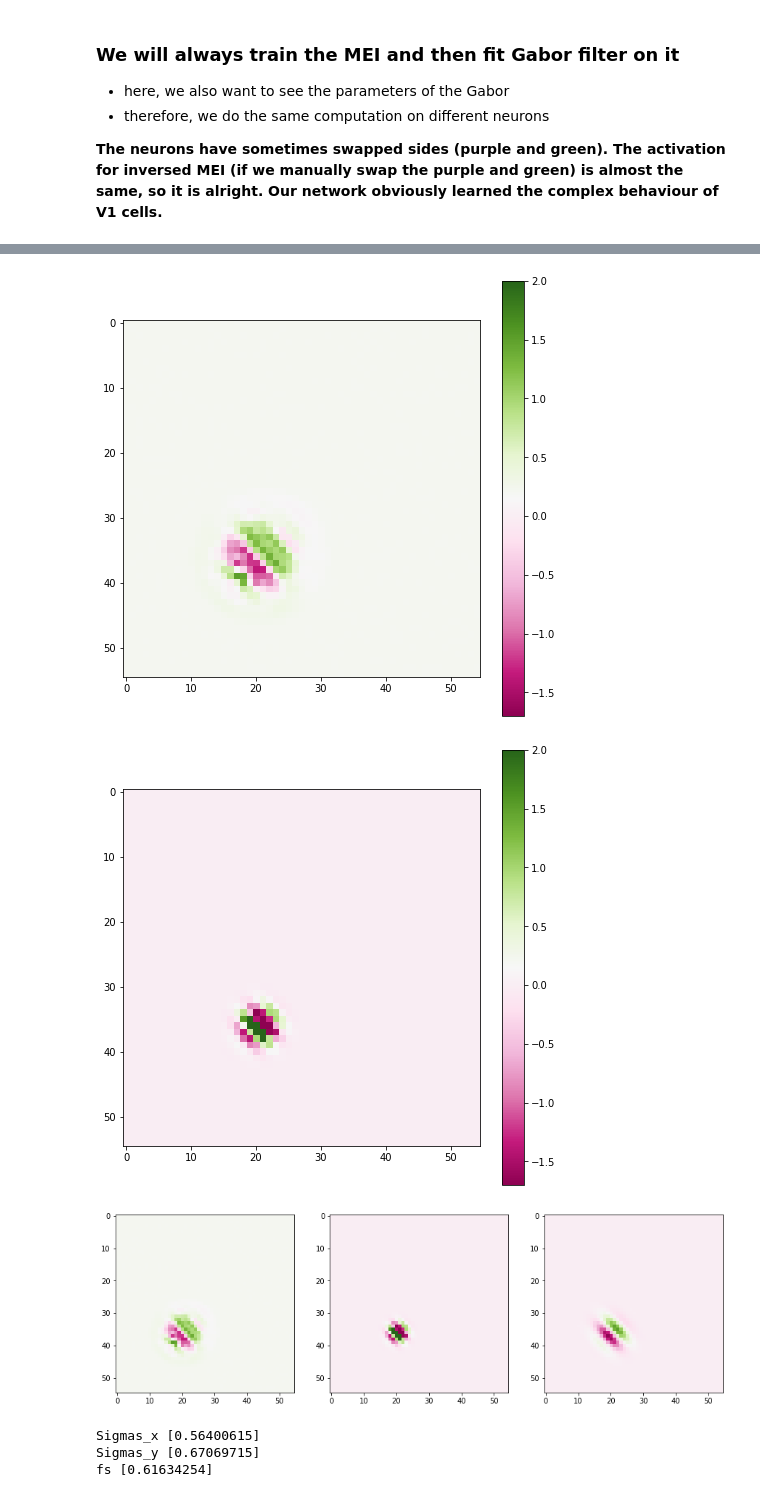
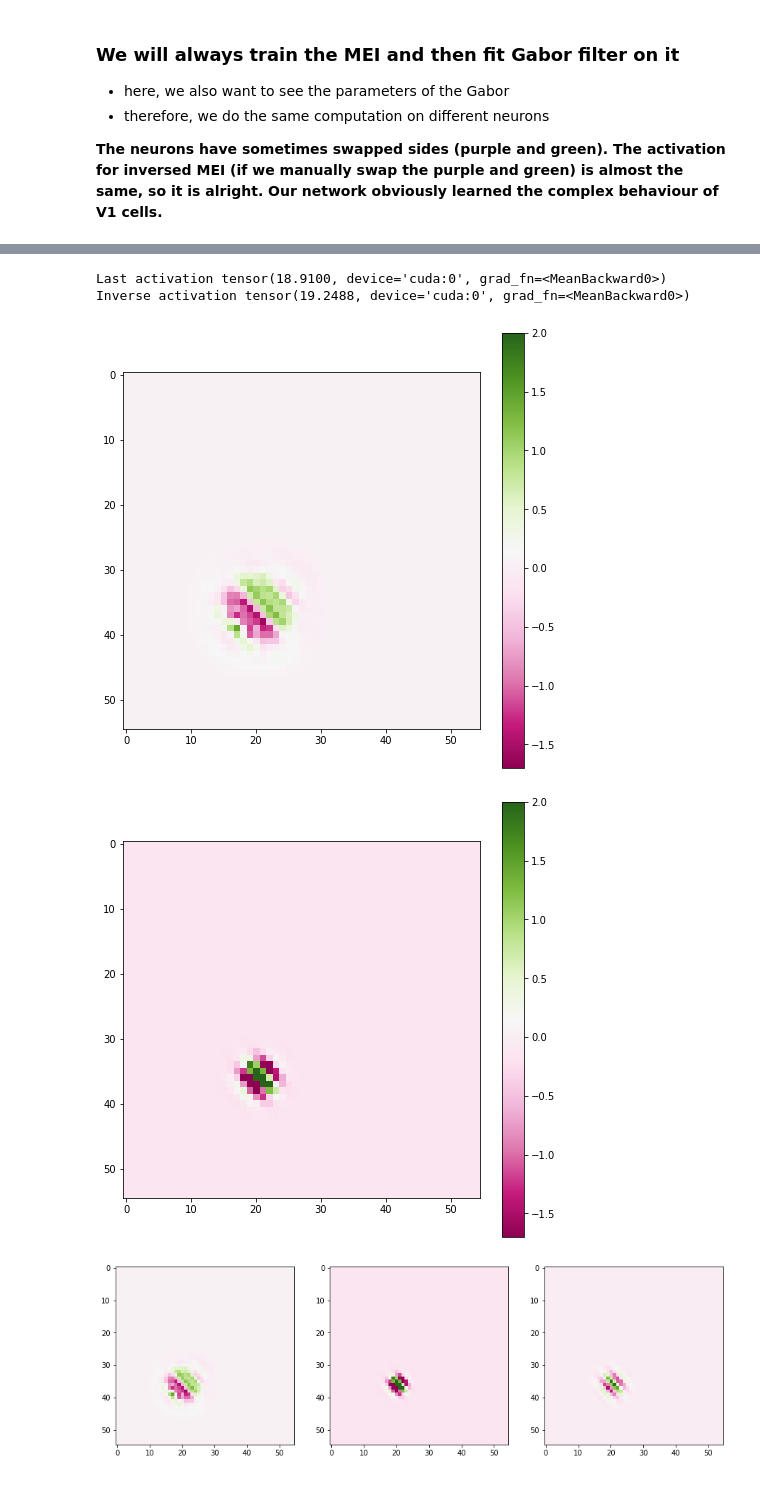
Before and after one commit to mpicek/reCNN_visual_prosthesis, a Jupyter notebook: experiments/MEI.ipynb, the cells around one changed output, grey strips where cells are left out. Saved outputs shown, nothing was run; the diff lists cells and outputs as text; code cells hidden in the pictures.

Commit message:
Fix MEI of EM - increase learning rate

```diff
--- a/experiments/MEI.ipynb
+++ b/experiments/MEI.ipynb
@@ -76,5 +76,5 @@ def plot_img(img, pixel_min, pixel_max):
     plt.show()
 # %%
 bottleneck_model = download_model(artifact_name="reCNN_bottleneck_CyclicGauss3d:v1011", model_class=reCNN_bottleneck_CyclicGauss3d_no_scaling)
-energy_model = download_model(artifact_name="EnergyModel:v486", model_class=EnergyModel)
+energy_model = download_model(artifact_name="EnergyModel:v556", model_class=EnergyModel)
 # %% [output]
@@ -255,7 +239,7 @@ def show_four_images(image1, image2, image3, image4, pixel_min, pixel_max):
 
 **The neurons have sometimes swapped sides (purple and green). The activation for inversed MEI (if we manually swap the purple and green) is almost the same, so it is alright. Our network obviously learned the complex behaviour of V1 cells.**
 # %%
-def train_mei(model, device, neuron, std=0.1, steps=500):
+def train_mei(model, device, neuron, std=0.1, steps=500, lr=0.02):
 
     bar = tqdm(range(steps))
 
@@ -265,7 +249,7 @@ def train_mei(model, device, neuron, std=0.1, steps=500):
 
     im = TrainableImage([55, 55])
 
-    optim = torch.optim.Adam(im.parameters(), lr=0.02)
+    optim = torch.optim.Adam(im.parameters(), lr=lr)
 
     im.to(device=device)
     model.to(device=device)
@@ -323,7 +307,7 @@ sigmas_y_em = []
 
 device = "cuda" if torch.cuda.is_available() else "cpu"
 
-num_neurons_to_test = 2
+num_neurons_to_test = 10
 
 # try different neurons
 for neuron in range(num_neurons_to_test):
@@ -334,9 +318,10 @@ for neuron in range(num_neurons_to_test):
     for std in stds:
         # first, find the MEI
 
-        mei = train_mei(bottleneck_model, device, neuron, std=std)
+        mei = train_mei(bottleneck_model, device, neuron, std=std, lr=0.02)
         meis_bm.append(mei)
-        mei = train_mei(energy_model, device, neuron, std=std)
+        # the energy model needs much much higher learning rate
+        mei = train_mei(energy_model, device, neuron, std=std, lr=1.0)
         meis_em.append(mei)
 
         plot_img(meis_bm[-1], -1.7, 2)
@@ -353,7 +338,7 @@ for neuron in range(num_neurons_to_test):
             dataset_default_ori_shift=90
         )
 
-        gab = train_gabor(g, meis_bm[-1], device)
+        gab = train_gabor(g, meis_em[-1], device)
 
         # bottleneck_model, energy_model, gabor trained on bottleneck_model
 
@@ -380,6 +364,5 @@ Inverse activation tensor(10.2157, device='cuda:0', grad_fn=<MeanBackward0>)
+Last activation tensor(18.9100, device='cuda:0', grad_fn=<MeanBackward0>)
+Inverse activation tensor(19.2488, device='cuda:0', grad_fn=<MeanBackward0>)
-[figure, old version]
+[figure, new version]
-[figure, old version]
+[figure, new version]
-[figure, old version]
+[figure, new version]
-Sigmas_x [0.56400615]
-Sigmas_y [0.67069715]
-fs [0.61634254]
```
Also changed, not shown: parts of 4 cells of this notebook.
